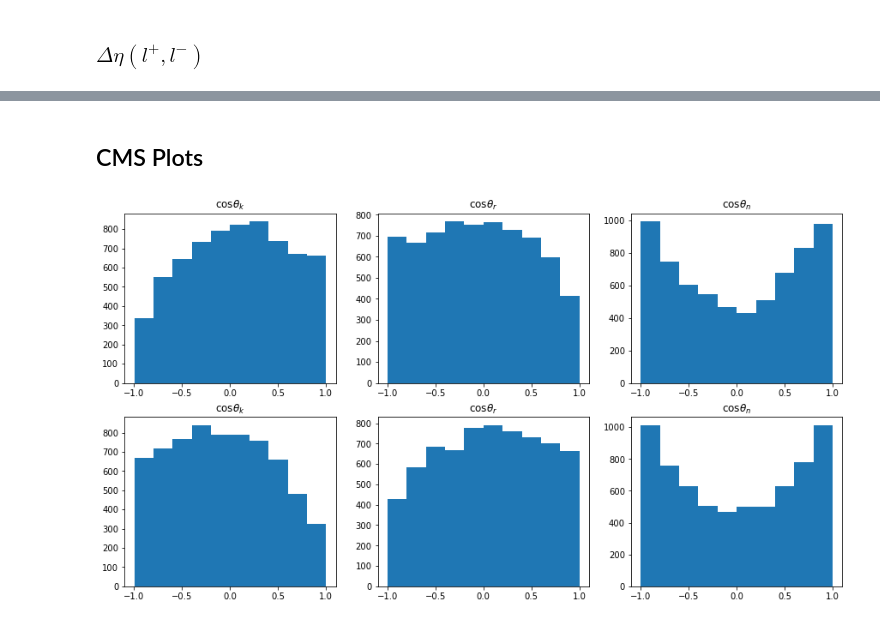
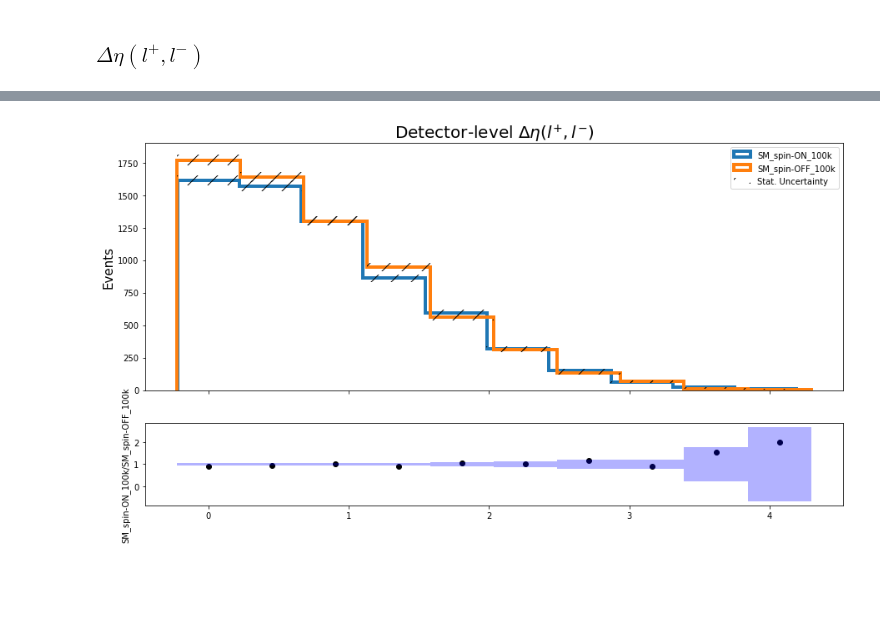
Before and after one commit to cmpatino/optimal-observables, a Jupyter notebook: consistency_checks/Observables.ipynb, the cells around one changed output, grey strips where cells are left out. Saved outputs shown, nothing was run; the diff lists cells and outputs as text; code cells hidden in the pictures; blank space fills up the shorter version.

```diff
--- a/consistency_checks/Observables.ipynb
+++ b/consistency_checks/Observables.ipynb
@@ -100,17 +113,2 @@ for idx, (name, mask) in enumerate(masks.items()):
 # %% [markdown]
 ### $\Delta \eta(l^{+}, l^{-})$
-# %%
-eta_l_t = eta(arrays["p_l_t"])
-eta_l_tbar = eta(arrays["p_l_tbar"])
-dEta_ll = np.abs(eta_l_tbar - eta_l_t).reshape(-1, 1)
-
-fig, ax = plt.subplots(figsize=(15, 8))
-fig.set_facecolor("white")
-
-ax = histos.hist_var(dEta_ll, ax=ax)
-ax.set_xlabel(
-    u"Detector-level $\Delta\eta(l^{+}, l^{-})$",
-    fontsize=20,
-    horizontalalignment='right',
-    x=1.0
-);
@@ -119,2 +114,0 @@ ax.set_xlabel(
-# %% [markdown]
-## CMS Plots
@@ -123,11 +115,19 @@ obs_dict = obs.obs_matrix(arrays["p_l_t"], arrays["p_l_tbar"], arrays["p_top"],
-# %%
-fig, ax = plt.subplots(figsize=(15, 8), nrows=2, ncols=3)
-for i in range(2):
-    ax[i, 0].hist(obs_dict[f"cos_k{i + 1}"])
-    ax[i, 0].set_title(r"$\cos \theta_k$")
-    ax[i, 1].hist(obs_dict[f"cos_r{i + 1}"])
-    ax[i, 1].set_title(r"$\cos \theta_r$")
-    ax[i, 2].hist(obs_dict[f"cos_n{i + 1}"])
-    ax[i, 2].set_title(r"$\cos \theta_n$")
-# %% [output]
-[figure, removed]
+# %%
+dEta_ll = dict()
+for name, reco in recos.items():
+    eta_l_t = eta(reco["p_l_t"])
+    eta_l_tbar = eta(reco["p_l_tbar"])
+    dEta_ll[name] = np.abs(eta_l_tbar - eta_l_t).reshape(-1, 1)
+
+values = list(dEta_ll.values())
+labels = list(dEta_ll.keys())
+histos.ratio_hist(
+    processes_q=values,
+    hist_labels=labels,
+    reference_label=labels[1],
+    n_bins=10,
+    hist_range=None,
+    title=u"Detector-level $\Delta\eta(l^{+}, l^{-})$"
+)
+# %% [output]
+[figure, added]
```
Also changed, not shown: parts of 12 cells of this notebook.
